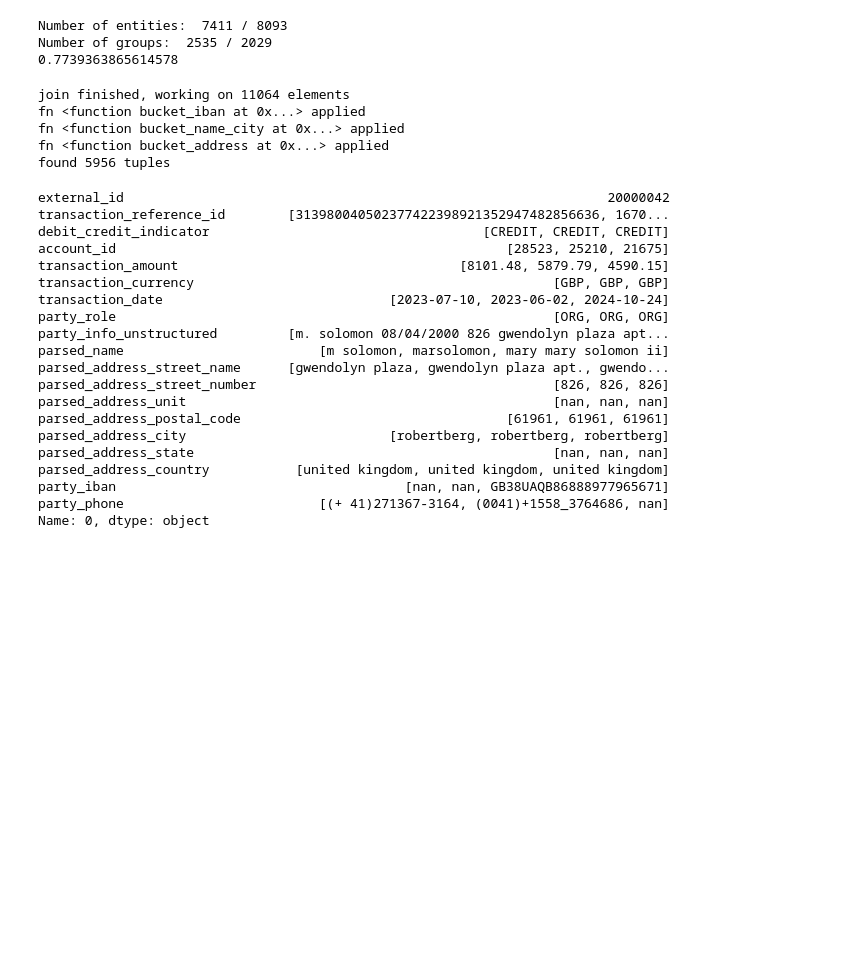
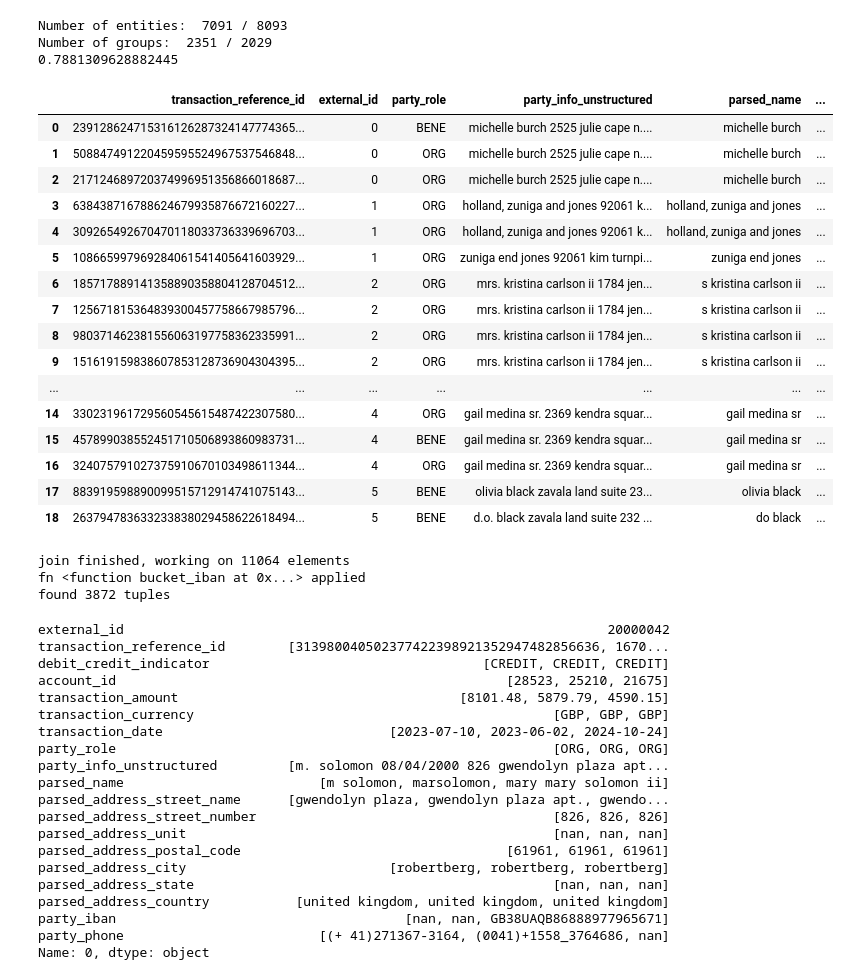
Before and after one commit to lucat1/ubs-lauz, a Jupyter notebook: coarse_filter.ipynb, the cells around one changed output. Cells and saved outputs as stored; diff of their text form; code cells hidden in the pictures; blank space fills up the shorter version.

```diff
--- a/coarse_filter.ipynb
+++ b/coarse_filter.ipynb
@@ -83,17 +83,20 @@ def bucket_date(df: pd.DataFrame) -> int | None:
     return date.fromisoformat(df['transaction_date']).day
 
 def bucket_name_street(df: pd.DataFrame) -> int | None:
-    if 'parsed_address_street_name' in df:
+    if has_field(df, 'parsed_address_street_name'):
         parsed_name = df['parsed_name']
-
         street = df['parsed_address_street_name']
         street = 0 if (type(street) == float and isnan(street)) else str(street)
         return f"{Simhash(parsed_name).value}-{street}"
     else:
         return f"{df['transaction_reference_id']}"
 
+def has_field(df: pd.DataFrame, field: str) -> bool:
+    # P => Q == not P or Q
+    return field in df and (not type(df[field]) != str or not isnan(df[field]))
+
 def bucket_address(df: pd.DataFrame) -> int | None:
-    if ('parsed_address_street_name' in df) and ('parsed_address_city' in df) and ('parsed_address_postal_code' in df):
+    if has_field(df, 'parsed_address_street_name') and has_field(df, 'parsed_address_city') and has_field(df, 'parsed_address_postal_code'):
         street = df['parsed_address_street_name']
         city = df['parsed_address_city']
         code = df['parsed_address_postal_code']
@@ -105,7 +108,7 @@ def bucket_address(df: pd.DataFrame) -> int | None:
         return f"{df['transaction_reference_id']}"
 # %%
 from typing import List, Any, Dict
-from disjoint_set import DisjointSet
+from datetime import datetime
 
 def add_linear_id(start_idx: int, df: pd.DataFrame) -> pd.DataFrame:
     df['external_id'] = range(start_idx, start_idx + len(df))
@@ -114,11 +117,12 @@ def add_linear_id(start_idx: int, df: pd.DataFrame) -> pd.DataFrame:
 # runs the provided functions on the dataframe and progressively groups using a function
 # at a time. Returns a dataframe where all rows have been grouped with an associated ID,
 # and a dataframe with still ungrouped rows.
-def bucket_by_fn(df_: pd.DataFrame, fns: List[Any]) -> Dict[int, int]:
+def bucket_by_fn(df: pd.DataFrame, fns: List[Any]) -> Dict[int, int]:
     d = []
     already_grouped = set()
     for fn in fns:
-        df = df_
+        start = datetime.now()
+        removed_this_iter = set()
         df['bucket'] = df.apply(fn, axis=1)
         grouped = df.groupby('bucket')
         for _, group in grouped:
@@ -129,9 +133,11 @@ def bucket_by_fn(df_: pd.DataFrame, fns: List[Any]) -> Dict[int, int]:
             if len(ids) > 1 and all(id not in already_grouped for id in group):
                 s = set(ids)
                 d.append(s)
+                removed_this_iter = removed_this_iter.union(s)
                 already_grouped = already_grouped.union(s)
 
-        print(f"fn {fn} applied")
+        print(f"fn {fn} applied, took", (datetime.now() - start))
+        df = df[~df['transaction_reference_id'].isin(removed_this_iter)].drop('bucket', axis=1)
     i = 0
     result = {}
 
@@ -188,7 +194,6 @@ def compare(inp: pd.DataFrame, truth: pd.DataFrame):
 
     truth_gr = truth.groupby("external_id")["transaction_reference_id"].apply(list)
     guess_gr = inp.groupby("external_id")["transaction_reference_id"].apply(list)
-
 
     for t_group in truth_gr:
         for a in t_group:
@@ -229,9 +234,40 @@ print("Number of groups: ", len(df.groupby('external_id').count()), "/", len(rem
 df['transaction_reference_id'] = df['transaction_reference_id'].apply(lambda x: int(x, 16))
 print(compare(df, external_parties_train_))
 # %% [output]
-Number of entities:  7411 / 8093
-Number of groups:  2535 / 2029
-0.7739363865614578
+Number of entities:  7091 / 8093
+Number of groups:  2351 / 2029
+0.7881309628882445
+# %%
+groups = df.set_index('transaction_reference_id').join(
+        external_parties_train_.drop('external_id', axis=1).set_index('transaction_reference_id'),
+        on='transaction_reference_id'
+    ).reset_index().groupby('external_id')
+
+g = pd.DataFrame()
+for i, grp in groups:
+    g = pd.concat([g, grp])
+    if i > 4:
+        break
+
+g
+# %% [output]
+|  | transaction_reference_id | external_id | party_role | party_info_unstructured | parsed_name | ... |
+| 0 | 239128624715316126287324147774365... | 0 | BENE | michelle burch 2525 julie cape n.... | michelle burch | ... |
+| 1 | 508847491220459595524967537546848... | 0 | ORG | michelle burch 2525 julie cape n.... | michelle burch | ... |
+| 2 | 217124689720374996951356866018687... | 0 | ORG | michelle burch 2525 julie cape n.... | michelle burch | ... |
+| 3 | 638438716788624679935876672160227... | 1 | ORG | holland, zuniga and jones 92061 k... | holland, zuniga and jones | ... |
+| 4 | 309265492670470118033736339696703... | 1 | ORG | holland, zuniga and jones 92061 k... | holland, zuniga and jones | ... |
+| 5 | 108665997969284061541405641603929... | 1 | ORG | zuniga end jones 92061 kim turnpi... | zuniga end jones | ... |
+| 6 | 185717889141358890358804128704512... | 2 | ORG | mrs. kristina carlson ii 1784 jen... | s kristina carlson ii | ... |
+| 7 | 125671815364839300457758667985796... | 2 | ORG | mrs. kristina carlson ii 1784 jen... | s kristina carlson ii | ... |
+| 8 | 980371462381556063197758362335991... | 2 | ORG | mrs. kristina carlson ii 1784 jen... | s kristina carlson ii | ... |
+| 9 | 151619159838607853128736904304395... | 2 | ORG | mrs. kristina carlson ii 1784 jen... | s kristina carlson ii | ... |
+| ... | ... | ... | ... | ... | ... | ... |
+| 14 | 330231961729560545615487422307580... | 4 | ORG | gail medina sr. 2369 kendra squar... | gail medina sr | ... |
+| 15 | 457899038552451710506893860983731... | 4 | BENE | gail medina sr. 2369 kendra squar... | gail medina sr | ... |
+| 16 | 324075791027375910670103498611344... | 4 | ORG | gail medina sr. 2369 kendra squar... | gail medina sr | ... |
+| 17 | 883919598890099515712914741075143... | 5 | BENE | olivia black zavala land suite 23... | olivia black | ... |
+| 18 | 263794783633233838029458622618494... | 5 | BENE | d.o. black zavala land suite 232 ... | do black | ... |
 # %%
 result = do_thing(account_booking_train_, external_parties_train_)
 df = pd.DataFrame(list(result.items()), columns=['transaction_reference_id', 'external_id'])
@@ -239,9 +275,7 @@ df.to_csv('submission.csv', index=False)
 # %% [output]
 join finished, working on 11064 elements
 fn <function bucket_iban at 0x...> applied
-fn <function bucket_name_city at 0x...> applied
-fn <function bucket_address at 0x...> applied
-found 5956 tuples
+found 3872 tuples
 # %%
 booking = pd.DataFrame(account_booking_train_).drop_duplicates(subset=["transaction_reference_id"], keep=False)
 parties = external_parties_train_[external_parties_train_.duplicated(subset="external_id", keep=False)]
```
Also changed, not shown: parts of 1 cell of this notebook.
